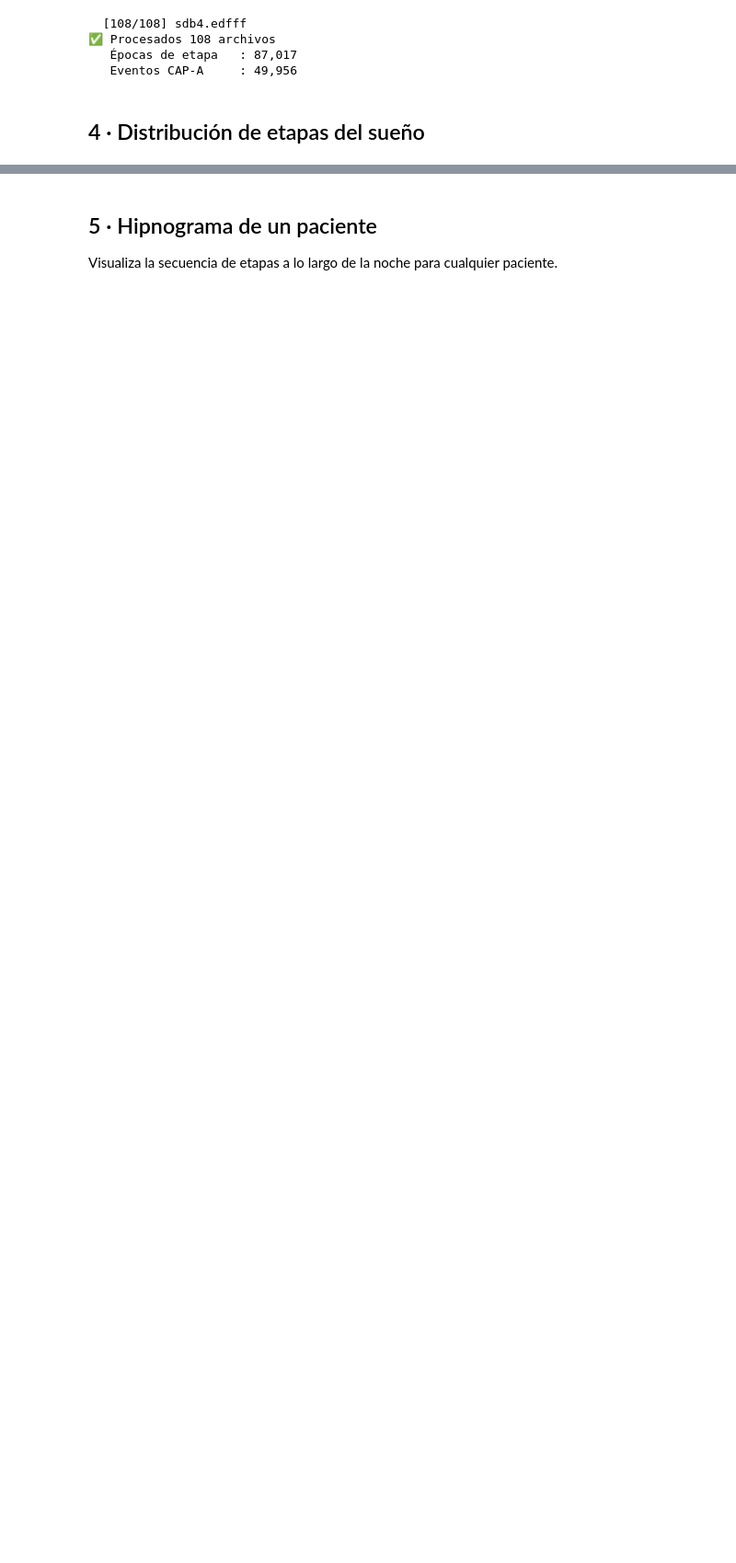
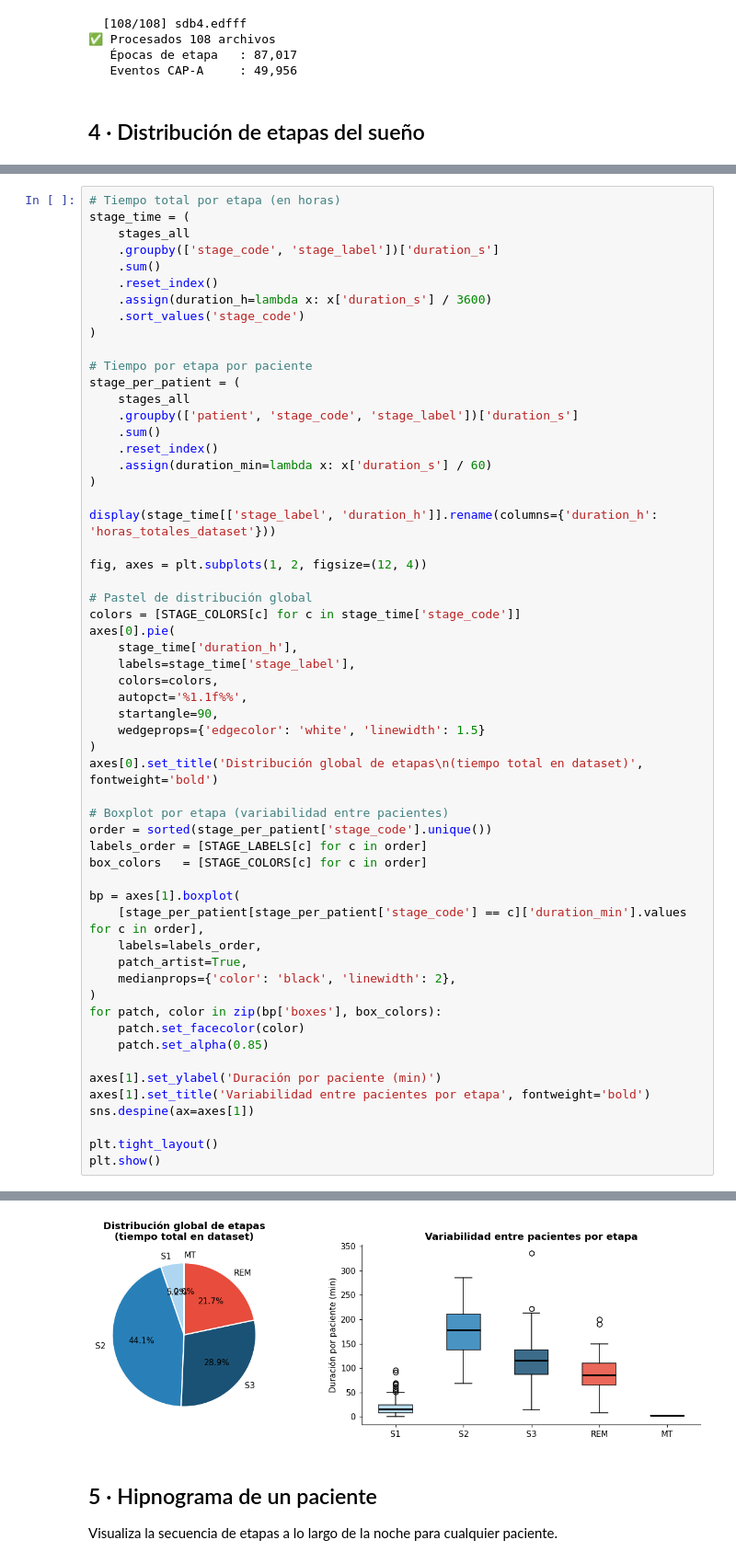
Before and after one commit to Ileana-Castillo/RAHBFDP-2026, a Jupyter notebook: notebooks/diagnostico_anotaciones.ipynb, the cells around one changed output, grey strips where cells are left out. Shown at 92% size. Saved outputs shown, nothing was run; the diff lists cells and outputs as text; blank space fills up the shorter version.

```diff
--- a/notebooks/diagnostico_anotaciones.ipynb
+++ b/notebooks/diagnostico_anotaciones.ipynb
@@ -316,0 +385,58 @@ NameError: name 'stages_all' is not defined
+# %%
+# Tiempo total por etapa (en horas)
+stage_time = (
+    stages_all
+    .groupby(['stage_code', 'stage_label'])['duration_s']
+    .sum()
+    .reset_index()
+    .assign(duration_h=lambda x: x['duration_s'] / 3600)
+    .sort_values('stage_code')
+)
+
+# Tiempo por etapa por paciente
+stage_per_patient = (
+    stages_all
+    .groupby(['patient', 'stage_code', 'stage_label'])['duration_s']
+    .sum()
+    .reset_index()
+    .assign(duration_min=lambda x: x['duration_s'] / 60)
+)
+
+display(stage_time[['stage_label', 'duration_h']].rename(columns={'duration_h': 'horas_totales_dataset'}))
+
+fig, axes = plt.subplots(1, 2, figsize=(12, 4))
+
+# Pastel de distribución global
+colors = [STAGE_COLORS[c] for c in stage_time['stage_code']]
+axes[0].pie(
+    stage_time['duration_h'],
+    labels=stage_time['stage_label'],
+    colors=colors,
+    autopct='%1.1f%%',
+    startangle=90,
+    wedgeprops={'edgecolor': 'white', 'linewidth': 1.5}
+)
+axes[0].set_title('Distribución global de etapas\n(tiempo total en dataset)', fontweight='bold')
+
+# Boxplot por etapa (variabilidad entre pacientes)
+order = sorted(stage_per_patient['stage_code'].unique())
+labels_order = [STAGE_LABELS[c] for c in order]
+box_colors   = [STAGE_COLORS[c] for c in order]
+
+bp = axes[1].boxplot(
+    [stage_per_patient[stage_per_patient['stage_code'] == c]['duration_min'].values for c in order],
+    labels=labels_order,
+    patch_artist=True,
+    medianprops={'color': 'black', 'linewidth': 2},
+)
+for patch, color in zip(bp['boxes'], box_colors):
+    patch.set_facecolor(color)
+    patch.set_alpha(0.85)
+
+axes[1].set_ylabel('Duración por paciente (min)')
+axes[1].set_title('Variabilidad entre pacientes por etapa', fontweight='bold')
+sns.despine(ax=axes[1])
+
+plt.tight_layout()
+plt.show()
+# %% [output]
@@ -317,3 +449,4 @@ NameError: name 'stages_all' is not defined
+[figure, added]
 # %% [markdown]
 ## 5 · Hipnograma de un paciente
 
```
Also changed, not shown: parts of 10 cells of this notebook, 4 other files.
